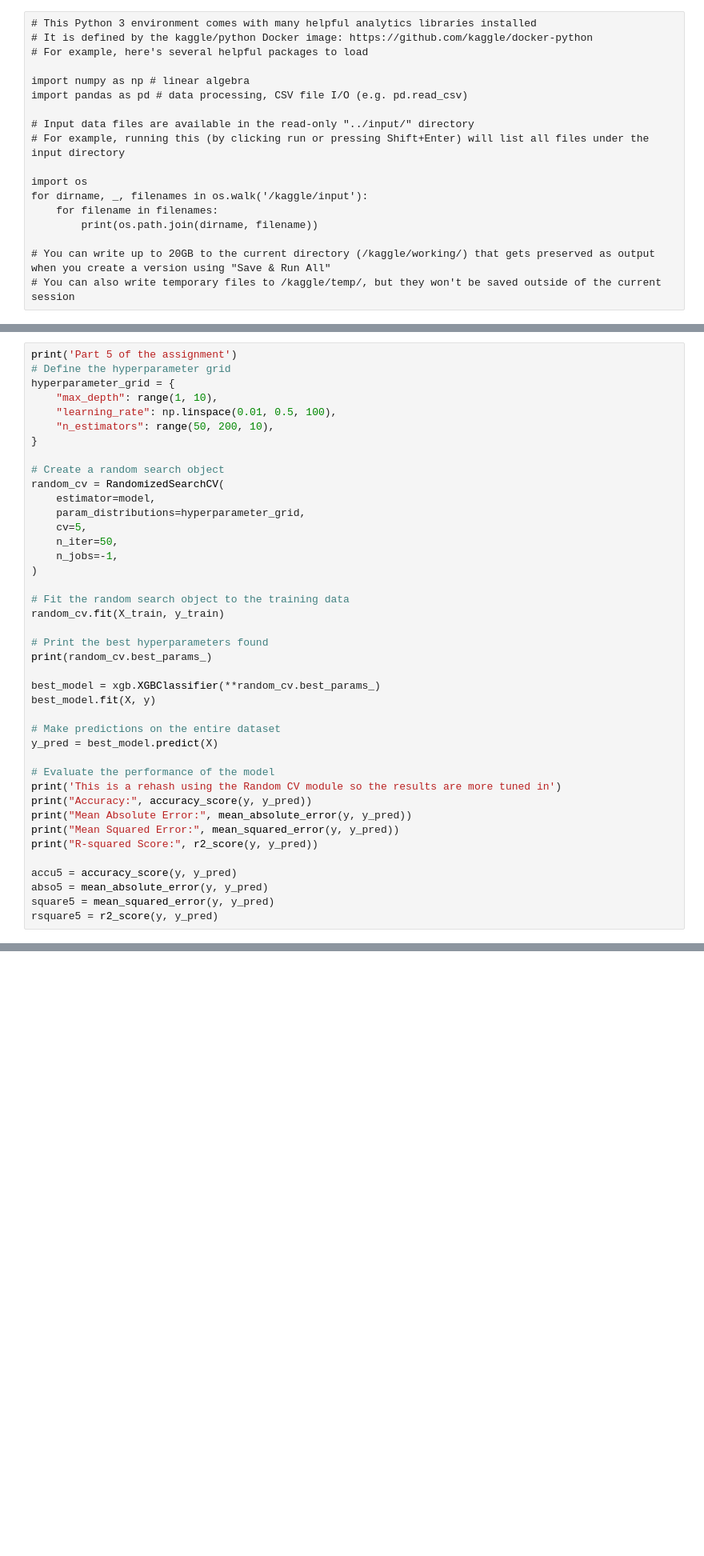
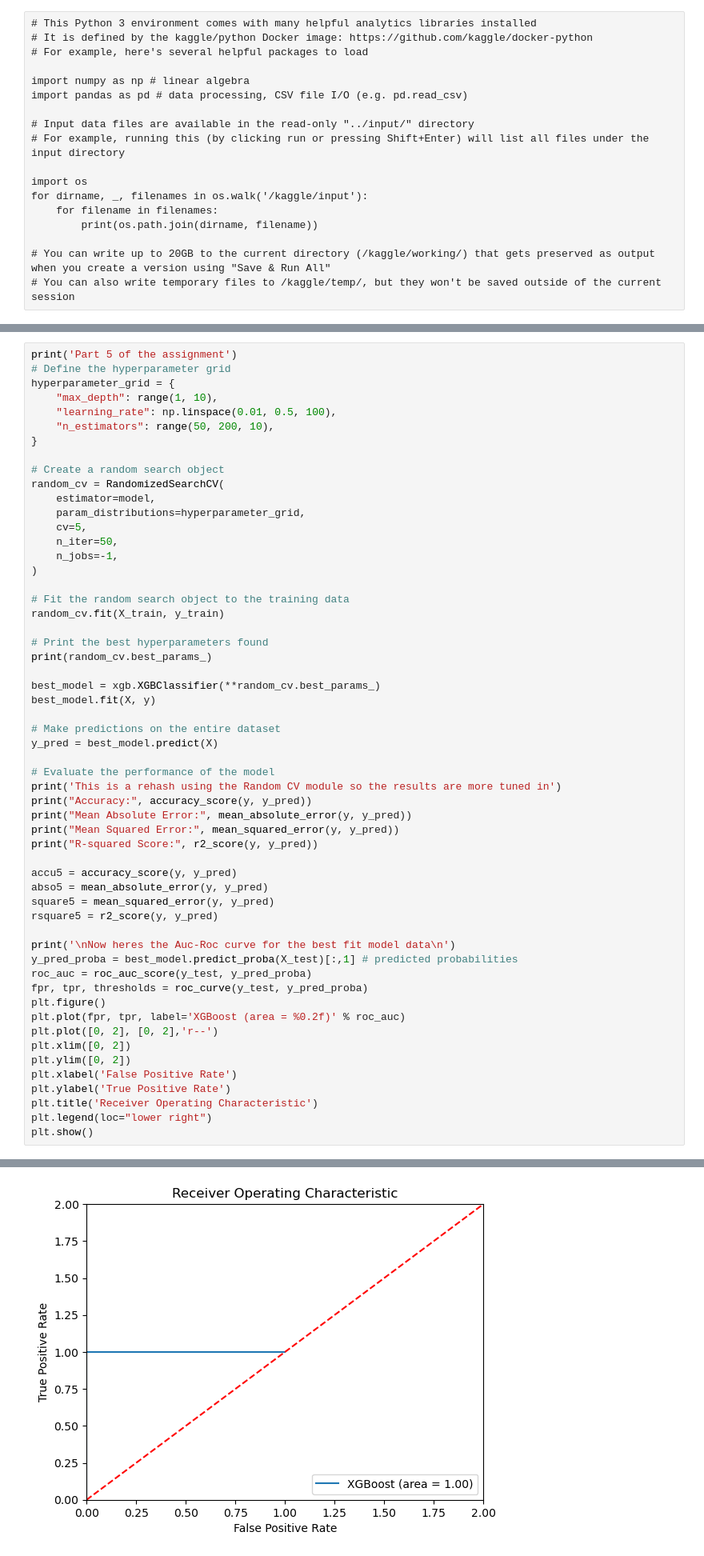
Before and after one commit to sopiloteh/sillythings, a Jupyter notebook: project3-erickbravo.ipynb, the cells around one changed output, grey strips where cells are left out. Shown at 80% size. Drawn from its saved outputs; the diff is of its cells as text; blank space fills up the shorter version.

```diff
--- a/project3-erickbravo.ipynb
+++ b/project3-erickbravo.ipynb
@@ -132,5 +152,20 @@ accu5 = accuracy_score(y, y_pred)
 abso5 = mean_absolute_error(y, y_pred)
 square5 = mean_squared_error(y, y_pred)
 rsquare5 = r2_score(y, y_pred)
+
+print('\nNow heres the Auc-Roc curve for the best fit model data\n')
+y_pred_proba = best_model.predict_proba(X_test)[:,1] # predicted probabilities
+roc_auc = roc_auc_score(y_test, y_pred_proba)
+fpr, tpr, thresholds = roc_curve(y_test, y_pred_proba)
+plt.figure()
+plt.plot(fpr, tpr, label='XGBoost (area = %0.2f)' % roc_auc)
+plt.plot([0, 2], [0, 2],'r--')
+plt.xlim([0, 2])
+plt.ylim([0, 2])
+plt.xlabel('False Positive Rate')
+plt.ylabel('True Positive Rate')
+plt.title('Receiver Operating Characteristic')
+plt.legend(loc="lower right")
+plt.show()
 # %% [output]
 Part 5 of the assignment
@@ -143,3 +180,4 @@ R-squared Score: 0.8222222222222222
+[figure, added]
 # %%
 print('Part 6 of the assignment')
 print('Overall usage of XGBoost and the inclusion of RandomCV hyperparameters show promising results!\nWe are able to see just how much of a varying differece it created.')
```
Also changed, not shown: parts of 5 cells of this notebook.
